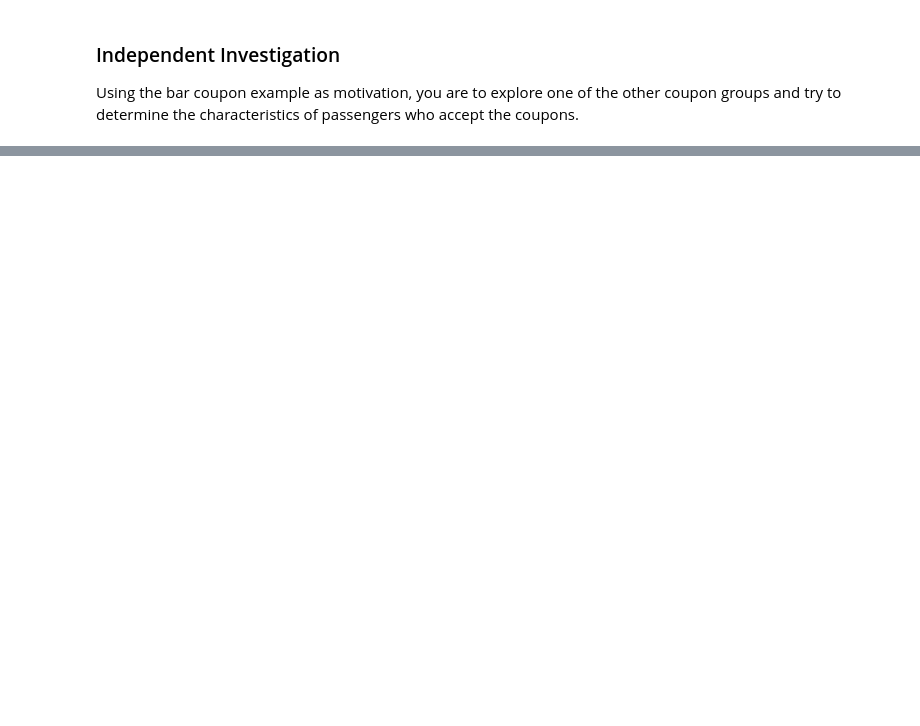
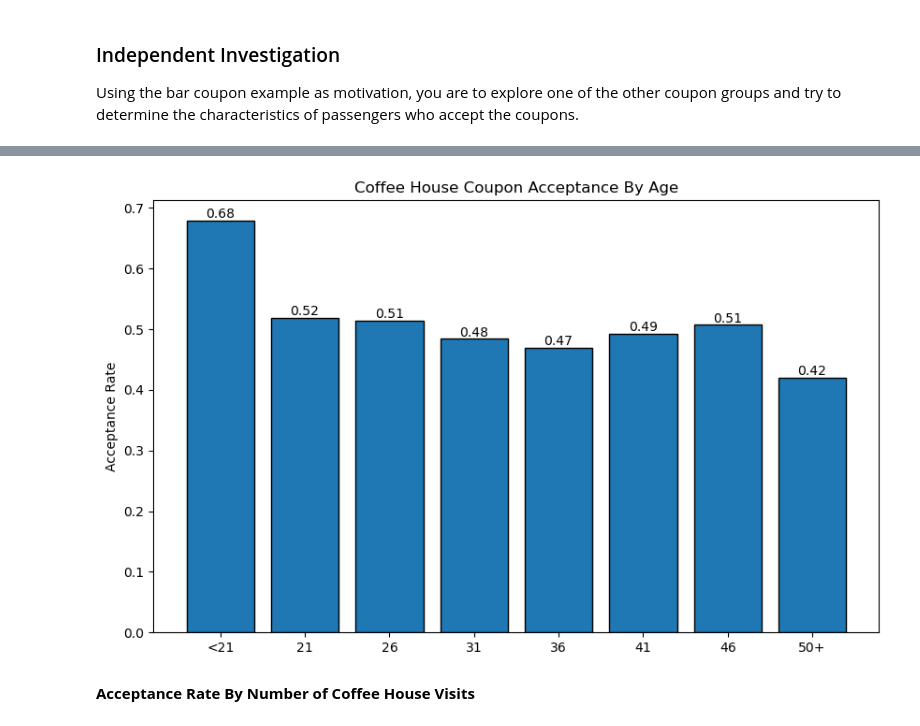
Before and after one commit to odeanmaye/coupon-analysis, a Jupyter notebook: prompt.ipynb, the cells around one changed output, grey strips where cells are left out. Cells and saved outputs as stored; diff of their text form; code cells hidden in the pictures; blank space fills up the shorter version.

```diff
--- a/prompt.ipynb
+++ b/prompt.ipynb
@@ -344,0 +432,12 @@ Using the bar coupon example as motivation, you are to explore one of the other
+# %%
+print('Respondents By Age:')
+print(coffee_coupons_df['age'].value_counts())
+
+acceptance_below21 = coffee_coupons_df[coffee_coupons_df['age'].isin(['below21'])]['Y'].mean()
+acceptance_21 = coffee_coupons_df[coffee_coupons_df['age'].isin(['21'])]['Y'].mean()
+acceptance_26 = coffee_coupons_df[coffee_coupons_df['age'].isin(['26'])]['Y'].mean()
+acceptance_31 = coffee_coupons_df[coffee_coupons_df['age'].isin(['31'])]['Y'].mean()
+acceptance_36 = coffee_coupons_df[coffee_coupons_df['age'].isin(['36'])]['Y'].mean()
+acceptance_41 = coffee_coupons_df[coffee_coupons_df['age'].isin(['41'])]['Y'].mean()
+acceptance_46 = coffee_coupons_df[coffee_coupons_df['age'].isin(['46'])]['Y'].mean()
+acceptance_50plus = coffee_coupons_df[coffee_coupons_df['age'].isin(['50plus'])]['Y'].mean()
@@ -344,0 +456,27 @@ Using the bar coupon example as motivation, you are to explore one of the other
+# %%
+# List of acceptance rates
+acceptance_rates = [acceptance_below21, acceptance_21, acceptance_26, acceptance_31,
+                    acceptance_36, acceptance_41, acceptance_46, acceptance_50plus]
+
+# Labels for each acceptance rate
+labels = ['<21', '21', '26', '31', '36', '41', '46', '50+']
+
+# Create a bar chart
+plt.figure(figsize=(10, 6))
+bars = plt.bar(labels, acceptance_rates, edgecolor='k')
+
+# Add titles and labels
+plt.title('Coffee House Coupon Acceptance By Age')
+plt.ylabel('Acceptance Rate')
+
+# Label each bar with the y value
+for bar in bars:
+    yval = bar.get_height()
+    plt.text(bar.get_x() + bar.get_width()/2, yval, round(yval, 2), ha='center', va='bottom')
+
+# Display the chart
+plt.show()
+# %% [output]
+[figure, added]
+# %% [markdown]
+**Acceptance Rate By Number of Coffee House Visits**
```
Also changed, not shown: parts of 17 cells of this notebook.
